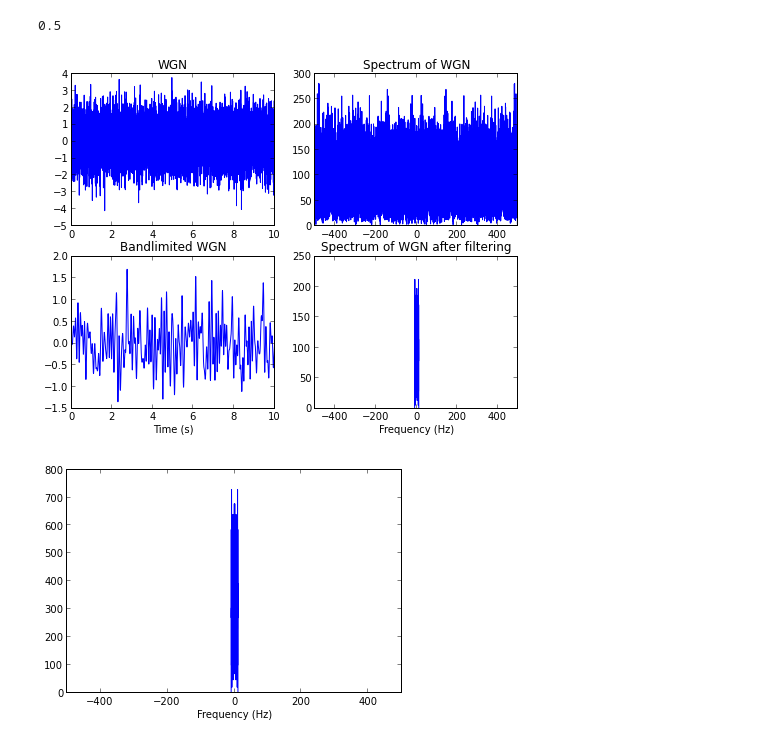
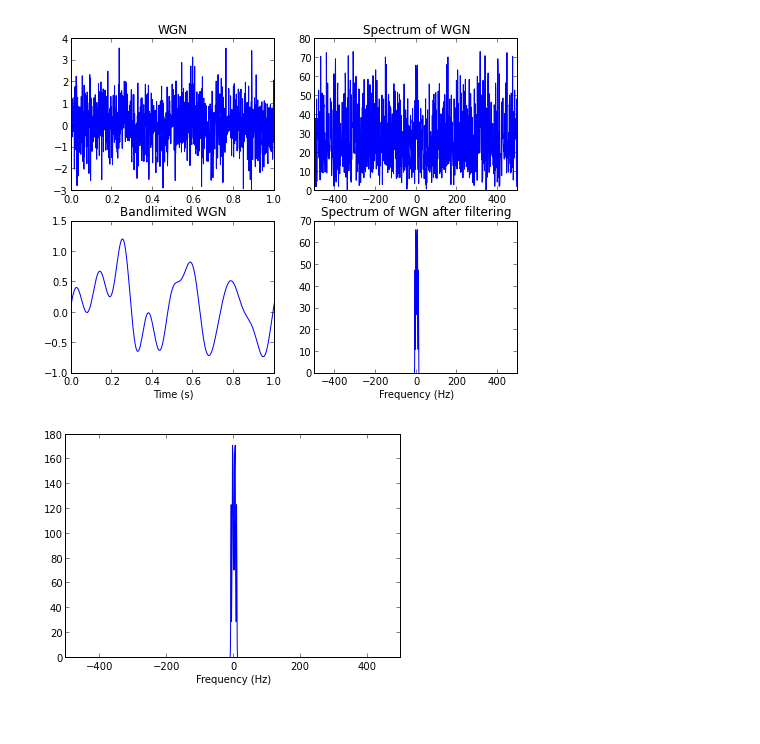
Before and after one commit to fragapanagos/scratchpad, a Jupyter notebook: noise/bandlimited_noise.ipynb, the cells around one changed output. Drawn from its saved outputs; the diff is of its cells as text; code cells hidden in the pictures.

Commit message:
add imporved noise gen code, more lpf cases

```diff
--- a/noise/bandlimited_noise.ipynb
+++ b/noise/bandlimited_noise.ipynb
@@ -5,12 +5,12 @@ from matplotlib.pyplot import *
 def get_rms(s):
     return sqrt(sum(s**2)/s.shape[0])
 # %%
-def genBandlimWGN(T, rng, dt=0.001, rms=.5, bandwidth=[0, 10], dim=1):
+def genBandlimWGN_gen(T, rng, dt=0.001, rms=.5, bandwidth=[0, 10], dim=1):
     assert dt>0
     assert type(dim) is int and dim>0
     assert (bandwidth[0] >=0) and (bandwidth[0] <= bandwidth[1]) and (bandwidth[1] < 1./(2*dt))
 
-    N = floor(T/dt)
+    N = int(T/dt)
     Fs = 1./dt
 
     WGN = randn(N,dim)
@@ -65,18 +123,16 @@ def plotSpectrum(s, dt):
 # %%
-#Test the BL WGN generator
+#Test the noisegen-filter-invfilter BL WGN generator
 rng = random.RandomState()
-T = 10.
+T = 1.
 dt = .001
 rms = .5
 bandwidth = [0, 10]
-sig = genBandlimWGN(T, rng, rms=rms, dt=dt, bandwidth=bandwidth)
-print get_rms(sig)
+sig = genBandlimWGN_gen(T, rng, rms=rms, dt=dt, bandwidth=bandwidth)
 
 plotSpectrum(sig, dt)
 # %% [output]
-0.5
-[figure, old version]
+[figure, new version]
-[figure, old version]
+[figure, new version]
 # %%
 # Test the spectrum plotter
 T = 1.
```
Also changed, not shown: parts of 3 cells of this notebook, 3 other files.
